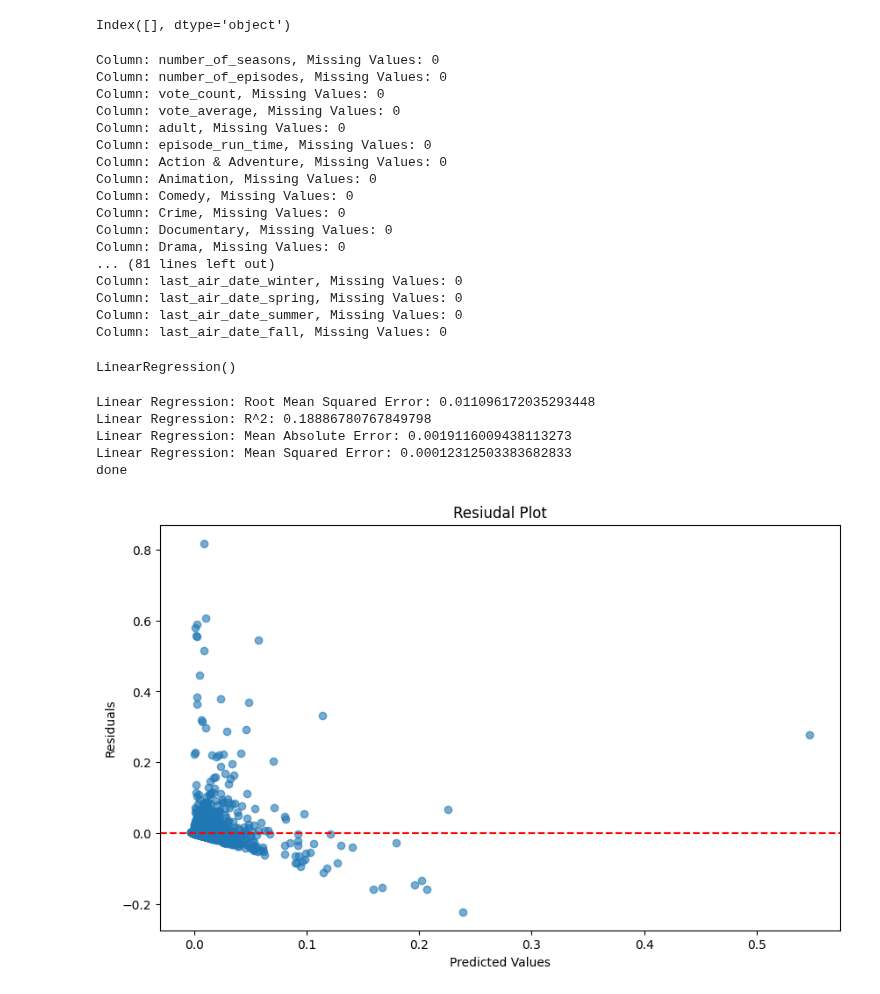
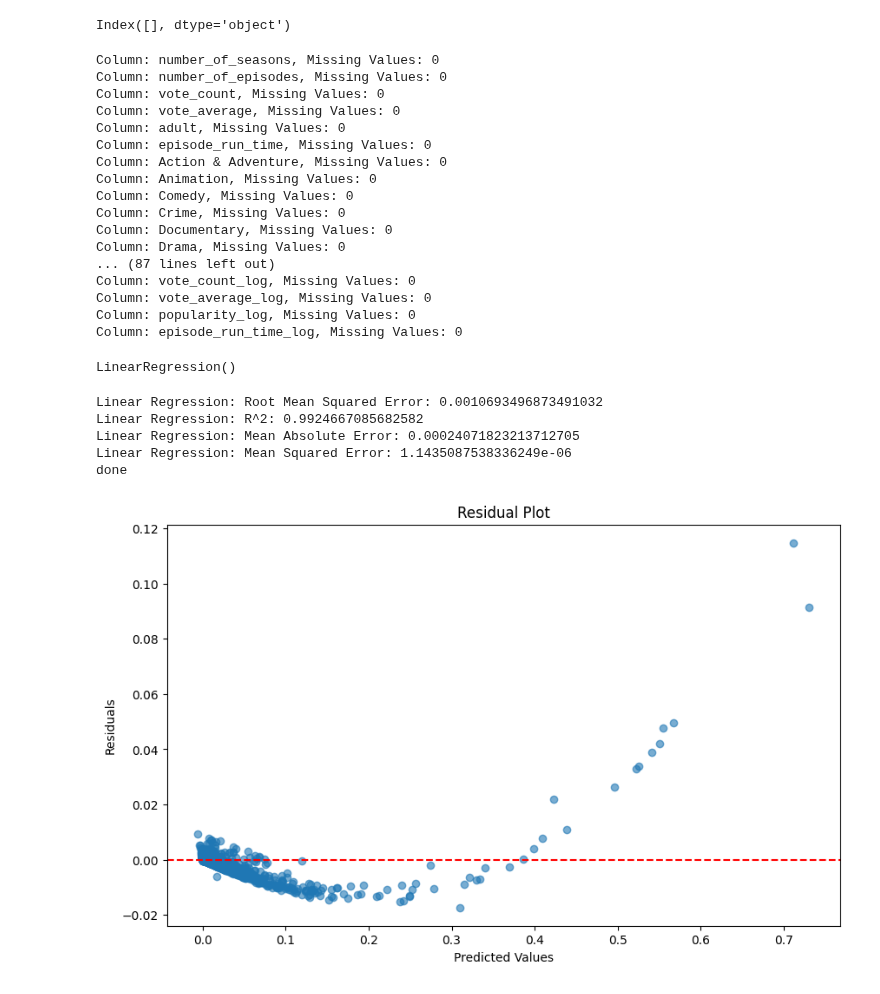
Before and after one commit to DirecTV-Team1A-NextGen-Rec/directv_tvrec, a Jupyter notebook: 9.) Linear_Regression_Model.ipynb, the cells around one changed output. Drawn from its saved outputs; the diff is of its cells as text; code cells hidden in the pictures.

Commit message:
log transformation for LR

```diff
--- a/9.) Linear_Regression_Model.ipynb
+++ b/9.) Linear_Regression_Model.ipynb
@@ -18,3 +18,21 @@ from nltk.stem import WordNetLemmatizer
 # %%
 TMDB_filename = os.path.join(os.getcwd(), "TMDB_tv_dataset_v3.csv")
 df = pd.read_csv(TMDB_filename)
+# %%
+# List of original numerical columns
+numerical_columns = ['number_of_seasons', 'number_of_episodes', 'vote_count', 'vote_average', 'popularity', 'episode_run_time']
+
+# Apply log transformation and rename columns with "_log"
+df_log = df[numerical_columns].apply(lambda x: np.log1p(x)).add_suffix('_log')
+
+# Concatenate the log-transformed columns with the original DataFrame
+df = pd.concat([df, df_log], axis=1)
+
+# Display the DataFrame to confirm new columns
+print(df.head())
+
+# List of log-transformed numerical columns
+numerical_columns_log = [col + '_log' for col in numerical_columns]
+
+# Display summary statistics for log-transformed columns
+print(df[numerical_columns_log].describe())
@@ -123,11 +159,11 @@ Column: Comedy, Missing Values: 0
 Column: Crime, Missing Values: 0
 Column: Documentary, Missing Values: 0
 Column: Drama, Missing Values: 0
-... (81 lines left out)
-Column: last_air_date_winter, Missing Values: 0
-Column: last_air_date_spring, Missing Values: 0
-Column: last_air_date_summer, Missing Values: 0
-Column: last_air_date_fall, Missing Values: 0
+... (87 lines left out)
+Column: vote_count_log, Missing Values: 0
+Column: vote_average_log, Missing Values: 0
+Column: popularity_log, Missing Values: 0
+Column: episode_run_time_log, Missing Values: 0
 # %%
 LR_model = LinearRegression()
 LR_model.fit(X_train, y_train)
@@ -157,22 +193,22 @@ print('Linear Regression: Mean Squared Error: {}'.format(LR_mse))
 
 print('done')
 # %% [output]
-Linear Regression: Root Mean Squared Error: 0.011096172035293448
-Linear Regression: R^2: 0.18886780767849798
-Linear Regression: Mean Absolute Error: 0.0019116009438113273
-Linear Regression: Mean Squared Error: 0.00012312503383682833
+Linear Regression: Root Mean Squared Error: 0.0010693496873491032
+Linear Regression: R^2: 0.9924667085682582
+Linear Regression: Mean Absolute Error: 0.00024071823213712705
+Linear Regression: Mean Squared Error: 1.1435087538336249e-06
 done
 # %%
 # https://how2matplotlib.com/how-to-create-a-residual-plot-in-python.html
 residuals = y_test - y_lr_pred
 
 # Create the residual plot
 plt.figure(figsize=(10, 6))
 plt.scatter(y_lr_pred, residuals, alpha=0.6)
 plt.xlabel('Predicted Values')
 plt.ylabel('Residuals')
-plt.title('Resiudal Plot')
+plt.title('Residual Plot')
 plt.axhline(y=0, color='r', linestyle='--')
 plt.show()
 # %% [output]
-[figure, old version]
+[figure, new version]
```
Also changed, not shown: parts of 3 cells of this notebook.
